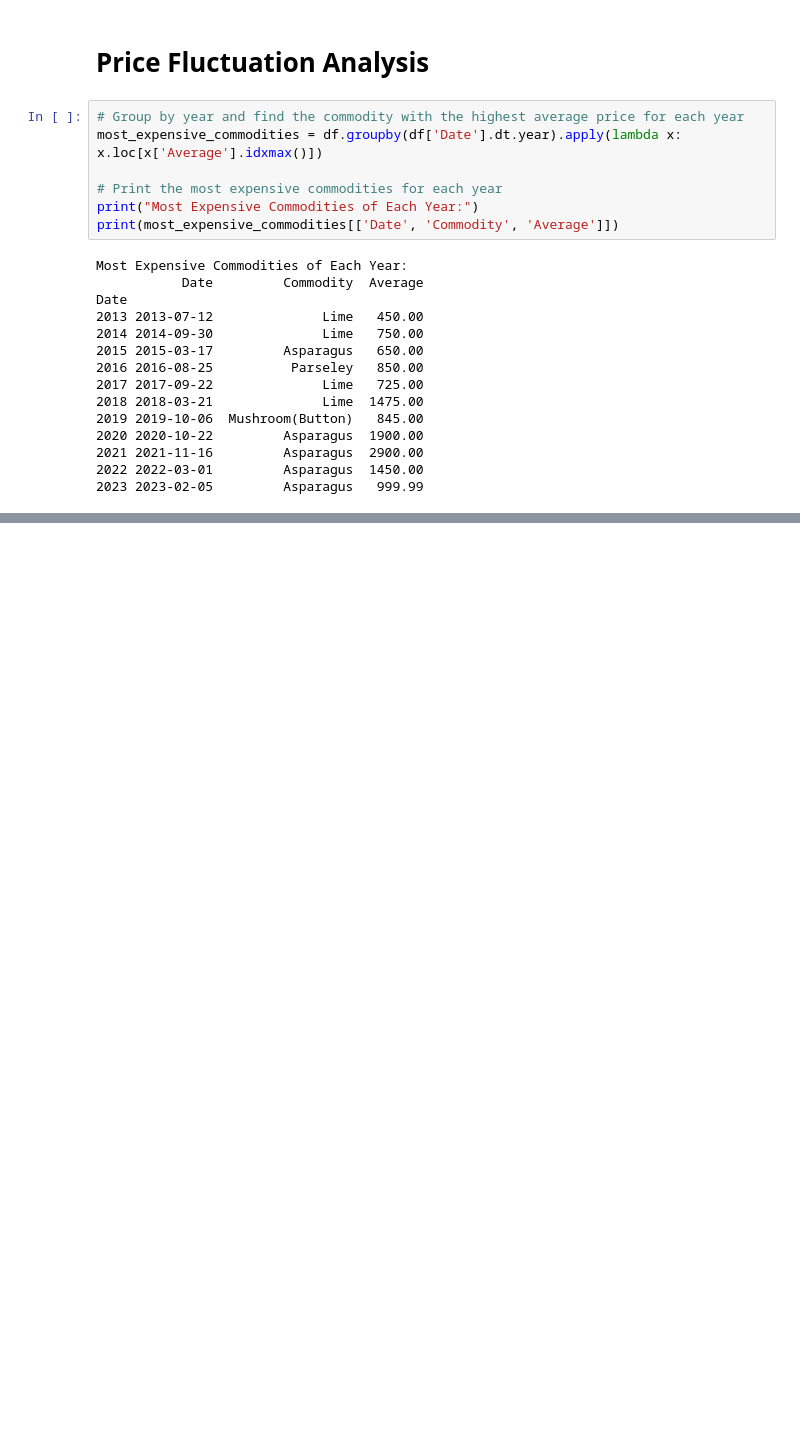
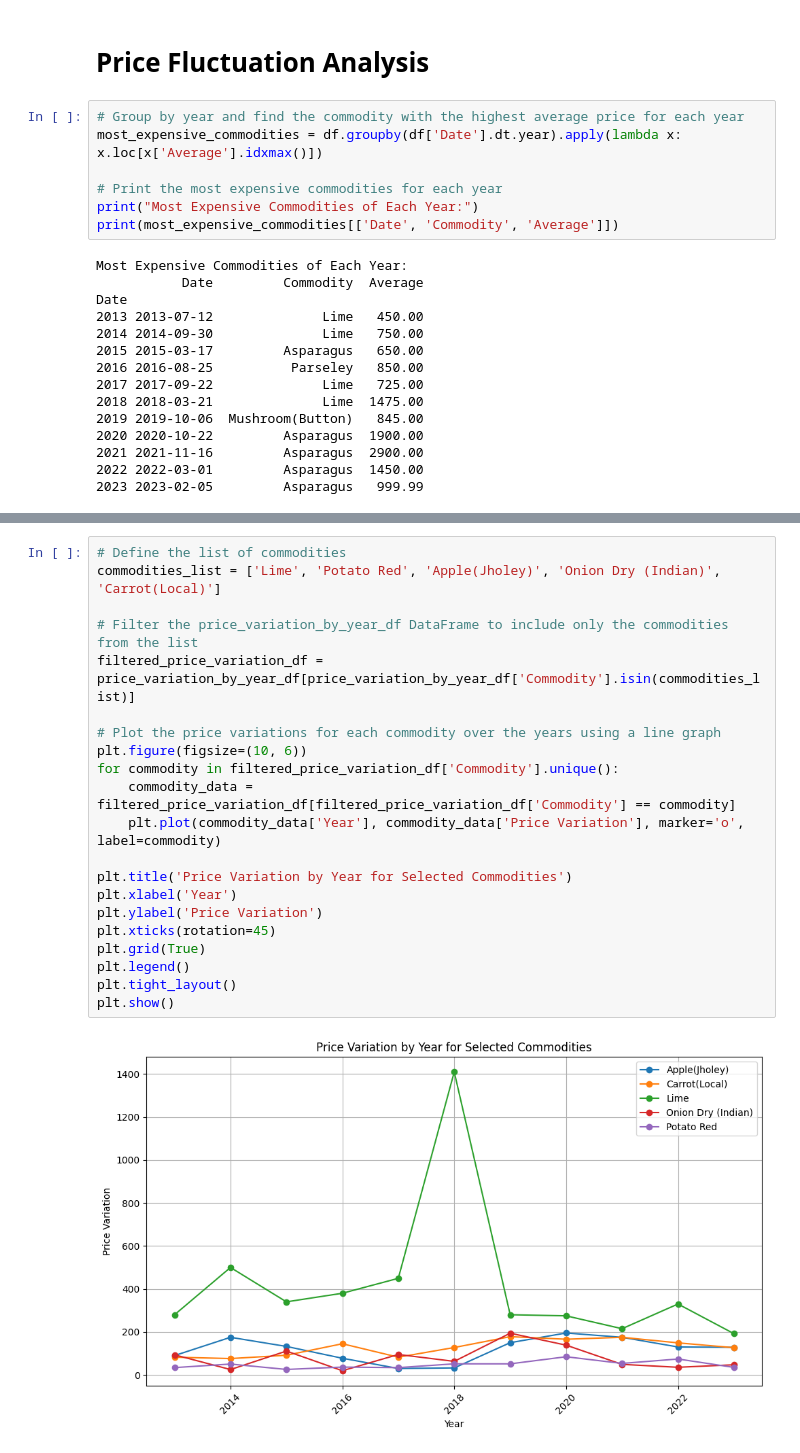
Before and after one commit to Rk-Pudasaini/Data_Analysis, a Jupyter notebook: Kalimati_tarkari_price_analysis.ipynb, the cells around one changed output, grey strips where cells are left out. Saved outputs shown, nothing was run; the diff lists cells and outputs as text; blank space fills up the shorter version.

```diff
--- a/Kalimati_tarkari_price_analysis.ipynb
+++ b/Kalimati_tarkari_price_analysis.ipynb
@@ -526,0 +602,23 @@ Name: Average, dtype: float64
+# %%
+# Define the list of commodities
+commodities_list = ['Lime', 'Potato Red', 'Apple(Jholey)', 'Onion Dry (Indian)', 'Carrot(Local)']
+
+# Filter the price_variation_by_year_df DataFrame to include only the commodities from the list
+filtered_price_variation_df = price_variation_by_year_df[price_variation_by_year_df['Commodity'].isin(commodities_list)]
+
+# Plot the price variations for each commodity over the years using a line graph
+plt.figure(figsize=(10, 6))
+for commodity in filtered_price_variation_df['Commodity'].unique():
+    commodity_data = filtered_price_variation_df[filtered_price_variation_df['Commodity'] == commodity]
+    plt.plot(commodity_data['Year'], commodity_data['Price Variation'], marker='o', label=commodity)
+
+plt.title('Price Variation by Year for Selected Commodities')
+plt.xlabel('Year')
+plt.ylabel('Price Variation')
+plt.xticks(rotation=45)
+plt.grid(True)
+plt.legend()
+plt.tight_layout()
+plt.show()
+# %% [output]
+[figure, added]
```
Also changed, not shown: parts of 11 cells of this notebook.
